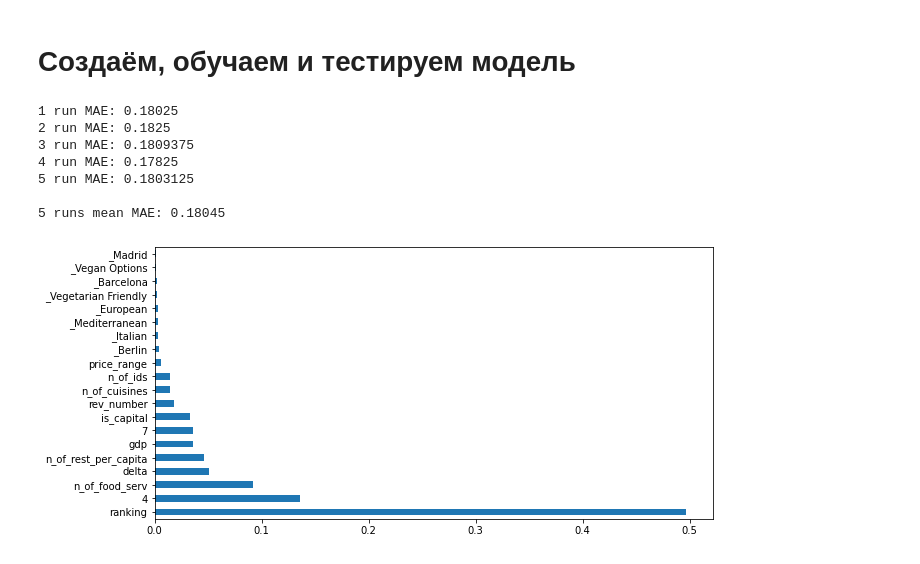
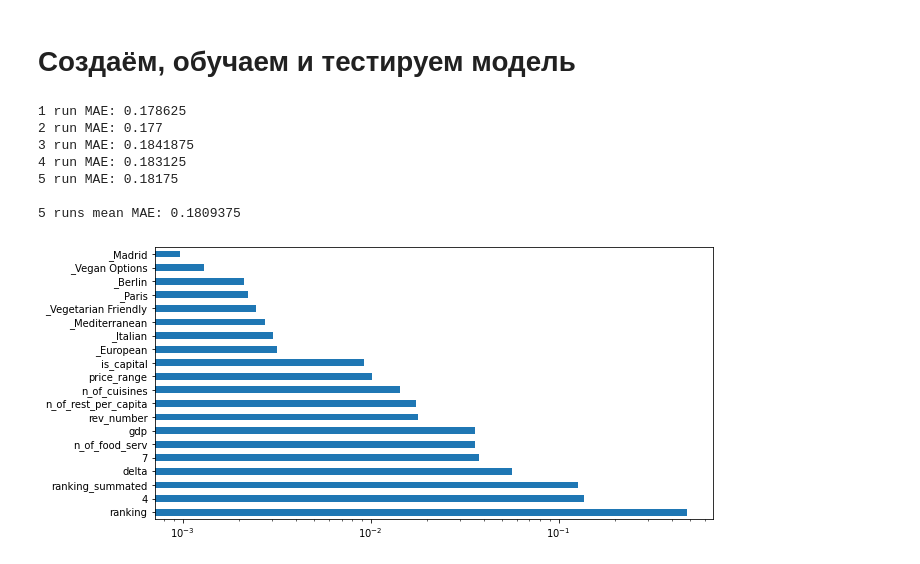
Before and after one commit to akitim/SkillFactory_projects, a Jupyter notebook: Проект_3_О_вкусной_и_здоровой_пище.ipynb, the cells around one changed output. Saved outputs shown, nothing was run; the diff lists cells and outputs as text; code cells hidden in the pictures.

```diff
--- a/Проект_3_О_вкусной_и_здоровой_пище.ipynb
+++ b/Проект_3_О_вкусной_и_здоровой_пище.ipynb
@@ -199,9 +199,20 @@ price_range_quantize = {
 rest.loc[:, 'price_range']=\
 rest.loc[:, 'price_range'].apply(lambda x: 0 if pd.isna(x) else price_range_quantize[x])
 
-# добавляем признак кол-ва id
-n_of_ids = rest.loc[:, 'id'].value_counts()
-rest.loc[:, 'n_of_ids'] = rest.loc[:, 'id'].apply(lambda id: n_of_ids[id])
+# # добавляем признак кол-ва id
+# n_of_ids = rest.loc[:, 'id'].value_counts()
+# rest.loc[:, 'n_of_ids'] = rest.loc[:, 'id'].apply(lambda id: n_of_ids[id])
+
+# # добавляем признак размаха ranking по городам
+# ranking_range_by_city = rest.groupby('city')['ranking'].max() -\
+#     rest.groupby('city')['ranking'].min()
+# rest.loc[:, 'ranking_range'] = rest.loc[:, 'city'].\
+#     apply(lambda city: ranking_range_by_city[city])
+
+# добавляем признак суммарного ranking по городам
+ranking_sum_by_city = rest.groupby('city').sum()['ranking']
+rest.loc[:, 'ranking_summated'] = rest.loc[:, 'city'].\
+    apply(lambda city: ranking_sum_by_city[city])
 
 # Какие признаки возьмем в модель?
 # ==================================
@@ -400,8 +409,6 @@ sns.heatmap(rest.corr(), annot = True, cmap = 'Spectral_r');
 
 # rest.loc[:, '4+7'] = rest.loc[:, 4] + rest.loc[:, 7]
 # rest.drop(columns = [4, 7], inplace=True)
-# %%
-rest.drop(columns = ['_London', '_Paris'], inplace=True)
 # %%
 # rest.loc[:, 'Vegan'] = rest.loc[:, '_Vegan Options'] + rest.loc[:, '_Vegetarian Friendly']
 # rest.drop(columns = ['_Vegan Options', '_Vegetarian Friendly'], inplace=True)
@@ -411,7 +418,9 @@ rest.drop(columns = ['_London', '_Paris'], inplace=True)
 import seaborn as sns
 import matplotlib.pyplot as plt
 # rest_m = rest.loc[:, ['ranking', 'rev_number', 'n_of_cuisines', 'delta', 'population']]
-rest_m = rest.drop(['id', 'city', 'cuisine', 'rating', 'reviews', 'population', 'n_of_rest', 0, 1, 2, 3, 5, 6, 8, 9],
+rest_m = rest.drop(['id', 'city', 'cuisine', 'rating', 'reviews',
+                    'population', 'n_of_rest', '_London',
+                    0, 1, 2, 3, 5, 6, 8, 9],
                    axis=1)
 plt.figure(figsize = (15, 15))
 sns.heatmap(rest_m.corr(), annot = True, cmap = 'Spectral_r');
@@ -464,38 +493,38 @@ for i in range(n):
     regr.fit(X_train, y_train)
 
     # Используем обученную модель для предсказания рейтинга ресторанов в тестовой выборке.
     # Предсказанные значения записываем в переменную y_pred
     y_pred = regr.predict(X_test)
 
     y_pred = (y_pred*2).round()/2
 
 # Сравниваем предсказанные значения (y_pred) с реальными (y_test), и смотрим насколько они в среднем отличаются
     # Метрика называется Mean Absolute Error (MAE) и показывает среднее отклонение предсказанных значений от фактических.
     mae += [metrics.mean_absolute_error(y_test, y_pred)]
     print(f'{i+1} run MAE: {mae[i]}')
 print(f'\n{n} runs mean MAE: {sum(mae)/len(mae)}')
 
 plt.rcParams['figure.figsize'] = (10, 5)
 feat_importances = pd.Series(regr.feature_importances_, index=X.columns)
-feat_importances.nlargest(20).plot(kind='barh');
+feat_importances.nlargest(20).plot(kind='barh', log=True);
 
 # 5 runs mean MAE: 0.1856125 - без price_range
 # 5 runs mean MAE: 0.18478749999999997 - price_range заполнен с сохранением внутригородского распределения
 # 5 runs mean MAE: 0.1867
 # 5 runs mean MAE: 0.1820875 - price_range заполнен нулями
 # 5 runs mean MAE: 0.1843375 - price_range заполнен нулями, добавлен n_of_rest
 # 5 runs mean MAE: 0.1832625 - price_range заполнен нулями,
 #                              добавлен n_of_rest_per_capita вместо n_of_rest и population
 # 5 runs mean MAE: 0.1825875 - price_range заполнен нулями,
 #                              добавлен n_of_rest_per_capita вместо n_of_rest и population,
 #                              добавлены dummies-переменные из cuisines
 # 5 runs mean MAE: 0.1829
 # %% [output]
-1 run MAE: 0.18025
-2 run MAE: 0.1825
-3 run MAE: 0.1809375
-4 run MAE: 0.17825
-5 run MAE: 0.1803125
+1 run MAE: 0.178625
+2 run MAE: 0.177
+3 run MAE: 0.1841875
+4 run MAE: 0.183125
+5 run MAE: 0.18175
 
-5 runs mean MAE: 0.18045
+5 runs mean MAE: 0.1809375
-[figure, old version]
+[figure, new version]
```
Also changed, not shown: parts of 7 cells of this notebook.
